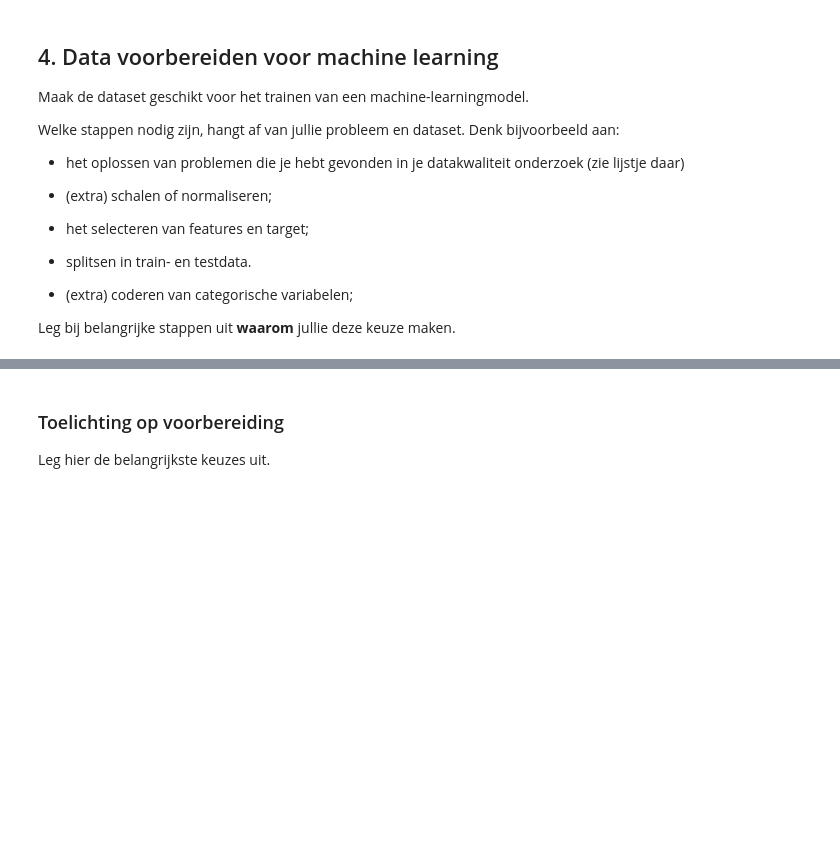
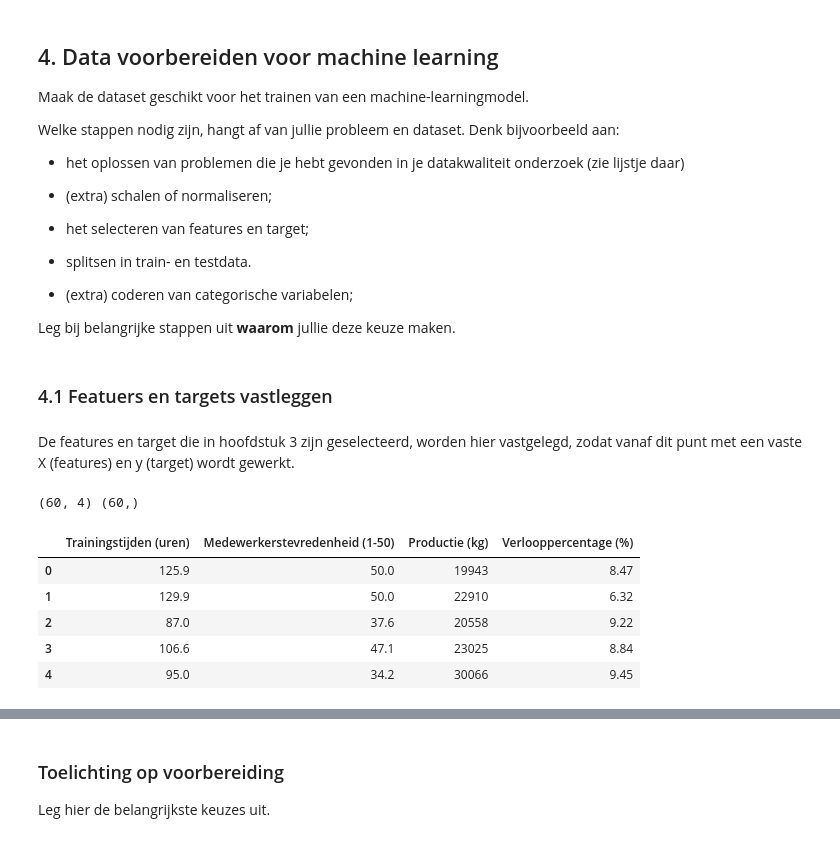
Before and after one commit to JipSchijvenaars/Business-Disciplines, a Jupyter notebook: Eindopdracht_MinorDDB_Data_2026_RM-1_1.ipynb, the cells around one changed output, grey strips where cells are left out. Saved outputs shown, nothing was run; the diff lists cells and outputs as text; code cells hidden in the pictures; blank space fills up the shorter version.

```diff
--- a/Eindopdracht_MinorDDB_Data_2026_RM-1_1.ipynb
+++ b/Eindopdracht_MinorDDB_Data_2026_RM-1_1.ipynb
@@ -461,0 +458,24 @@ Leg bij belangrijke stappen uit **waarom** jullie deze keuze maken.
+# %% [markdown]
+### 4.1 Featuers en targets vastleggen
+# %% [markdown]
+De features en target die in hoofdstuk 3 zijn geselecteerd, worden hier vastgelegd, zodat vanaf dit punt met een vaste X (features) en y (target) wordt gewerkt.
+# %%
+# We hergebruiken de features en target die in 3.3 zijn bepaald op basis van de correlatie- en EDA-analyse
+
+target = "Defectpercentage (%)"
+alle_features = ["Trainingstijden (uren)", "Medewerkerstevredenheid (1-50)",
+                  "Productie (kg)", "Verlooppercentage (%)"]
+
+X = model_df[alle_features]
+y = model_df[target]
+
+print(X.shape, y.shape)
+X.head()
+# %% [output]
+(60, 4) (60,)
+|  | Trainingstijden (uren) | Medewerkerstevredenheid (1-50) | Productie (kg) | Verlooppercentage (%) |
+| 0 | 125.9 | 50.0 | 19943 | 8.47 |
+| 1 | 129.9 | 50.0 | 22910 | 6.32 |
+| 2 | 87.0 | 37.6 | 20558 | 9.22 |
+| 3 | 106.6 | 47.1 | 23025 | 8.84 |
+| 4 | 95.0 | 34.2 | 30066 | 9.45 |
```
Also changed, not shown: parts of 18 cells of this notebook.
